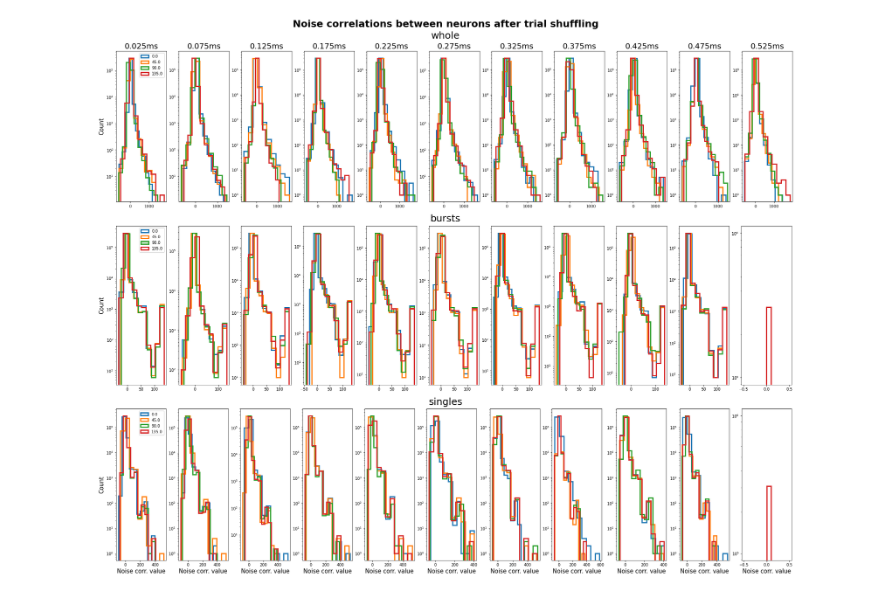
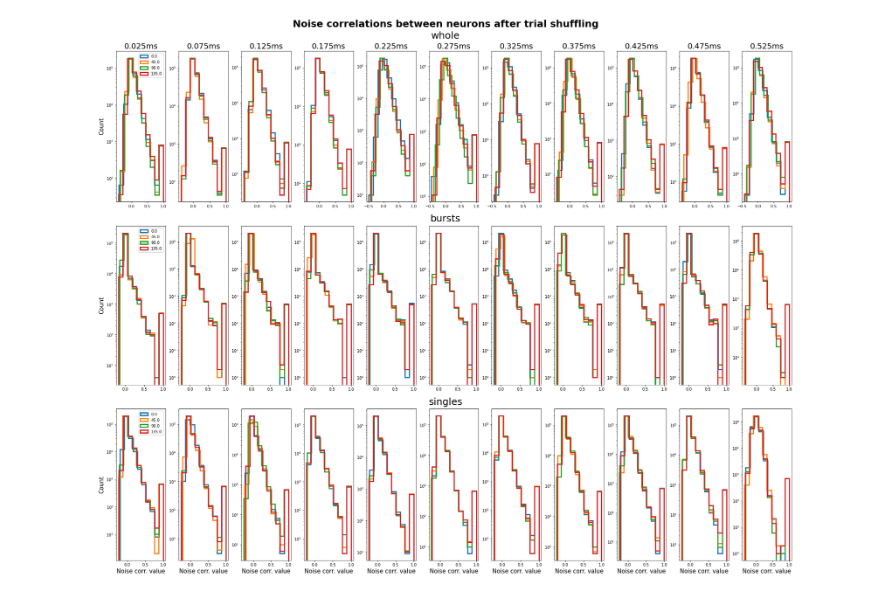
Before and after one commit to mwblackburn/correlations_and_bursts, a Jupyter notebook: scripts/correlation_characterization_figures.ipynb, the cells around one changed output. Drawn from its saved outputs; the diff is of its cells as text; code cells hidden in the pictures.

Commit message:
Fixed last-bin skipping issue in presentationwise functions

```diff
--- a/scripts/correlation_characterization_figures.ipynb
+++ b/scripts/correlation_characterization_figures.ipynb
@@ -119,12 +56,19 @@ single_counts = processor.presentationwise_non_burst_counts(decoder_name, bin_ed
 
 def correlate_noise(mat):
     # mat: num_presentations x num_units
+    num_presentations, num_units = mat.shape
     # Average across the presentations
-    expectation = mat.mean(axis=0)
-    variance = np.array(np.square(mat.std(axis=0)))
+    expectation = np.array(mat.mean(axis=0))
+    variance = np.array(mat.var(axis=0))
     centered_mat = mat-expectation
-    covariance = np.dot(centered_mat.T, centered_mat)
-    return np.divide(covariance, variance, out=np.zeros(covariance.shape), where=variance!=0.0)
+    covariance = np.dot(centered_mat.T, centered_mat)/num_presentations
+    return np.divide(
+        covariance,
+        np.sqrt(
+            np.outer(variance, variance)
+            ),
+        out=np.zeros(covariance.shape),
+        where=variance!=0.0)
 
 # Initialize relevant variables
 num_bins = len(bin_edges) - 1
@@ -154,11 +98,25 @@ for spike_train_type in spike_train_types:
         # `spike_train_type` (i.e. include `train_type_function`) if you can
         # figure out a graceful way around the different arguments
         if spike_train_type == "whole":
-            counts = session.presentationwise_spike_counts(bin_edges=bin_edges, stimulus_presentation_ids=presentation_ids, unit_ids=unit_ids)
+            counts = session.presentationwise_spike_counts(
+                bin_edges=bin_edges,
+                stimulus_presentation_ids=presentation_ids,
+                unit_ids=unit_ids
+                )
         elif spike_train_type == "bursts":
-            counts = processor.presentationwise_burst_counts(decoder_name, bin_edges=bin_edges, stimulus_presentation_ids=presentation_ids, unit_ids=unit_ids)
+            counts = processor.presentationwise_burst_counts(
+                decoder_name,
+                bin_edges=bin_edges,
+                stimulus_presentation_ids=presentation_ids,
+                unit_ids=unit_ids
+                )
         else: # spike_train_type == "singles":
-            counts = processor.presentationwise_non_burst_counts(decoder_name, bin_edges=bin_edges, stimulus_presentation_ids=presentation_ids, unit_ids=unit_ids)
+            counts = processor.presentationwise_non_burst_counts(
+                decoder_name,
+                bin_edges=bin_edges,
+                stimulus_presentation_ids=presentation_ids,
+                unit_ids=unit_ids
+                )
 
         # For each bin, calculate the noise correlations, pull the upper triangle,
         # flatten it, and store it for calculations later
@@ -177,7 +135,7 @@ for spike_train_type in spike_train_types:
 # %%
 # TODO: Get the axes and bins the same in each plot
 
-SAVE = False
+SAVE = True
 
 # Assign the plot attributes
 TITLE_FONT_SIZE = 20
@@ -200,34 +158,38 @@ plt.rc('ytick', labelsize=Y_TICK_SIZE)
 plt.rc('legend', fontsize=LEGEND_SIZE)
 
 fig = plt.figure(constrained_layout=True)
+# "Intact noise correlations between neurons"
+# Noise correlations between neurons after trial shuffling
 fig.suptitle("Noise correlations between neurons after trial shuffling")
 subfigs = fig.subfigures(nrows=3, ncols=1)
 row = -1
 #for spike_train_type, type_correlations in noise_correlations.items():
     # Make a new figure
 for spike_train_type, type_correlations in noise_correlations.items():
     row += 1
     subfig = subfigs[row]
     axs = subfig.subplots(nrows=1, ncols=num_bins)#, sharex=True, sharey=True)
     subfig.suptitle(spike_train_type, fontweight="normal")
 
     for bin_idx, ax in enumerate(axs):
         # ax[bin_idx]
         for stim_idx, stim_condition in zip(range(num_conditions), stim_conditions):
             # ax[bin_idx].plot(...,label=current_condition)
             # type_correlations.shape = (num_conditions, num_bins, num_correlation_values)
             #plottable_correlations = type_correlations[stim_idx, bin_idx, :]
             ax.hist(type_correlations[stim_idx, bin_idx, :], histtype="step", log=True, label=stim_condition, linewidth=LINEWIDTH)
 
             if spike_train_type == "whole":
                 ax.set_title(f"{BIN_WIDTH*(bin_idx + 1/2):{4}.{3}}ms")
             elif spike_train_type == "singles":
                 ax.set_xlabel("Noise corr. value")
 
     axs[0].set_ylabel("Count")
     axs[0].legend()
 
+# "noise_correlations_after_shuffling"
+# "intact_noise_correlations"
 if SAVE: plt.savefig(f"{save_path}/noise_correlations_after_shuffling.png", dpi=500, facecolor="white", bbox_inches="tight")
 plt.show()
 # %% [output]
-[figure, old version]
+[figure, new version]
```
Also changed, not shown: parts of 5 cells of this notebook, 3 other files.
